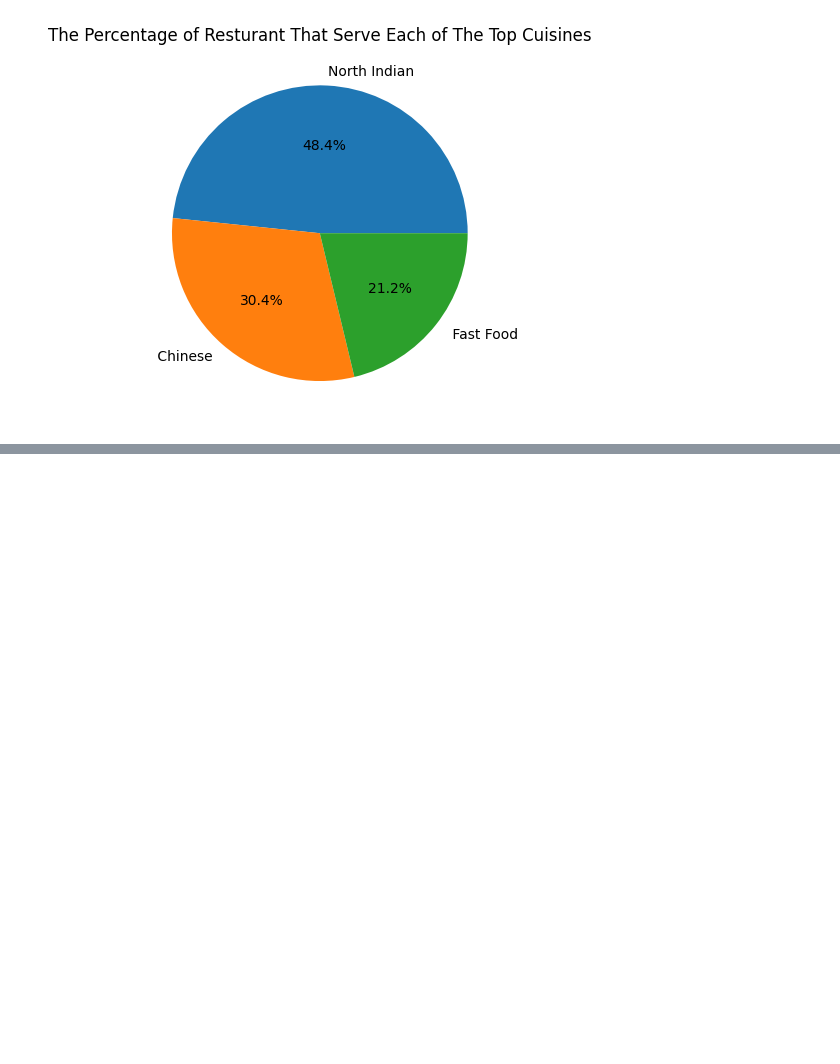
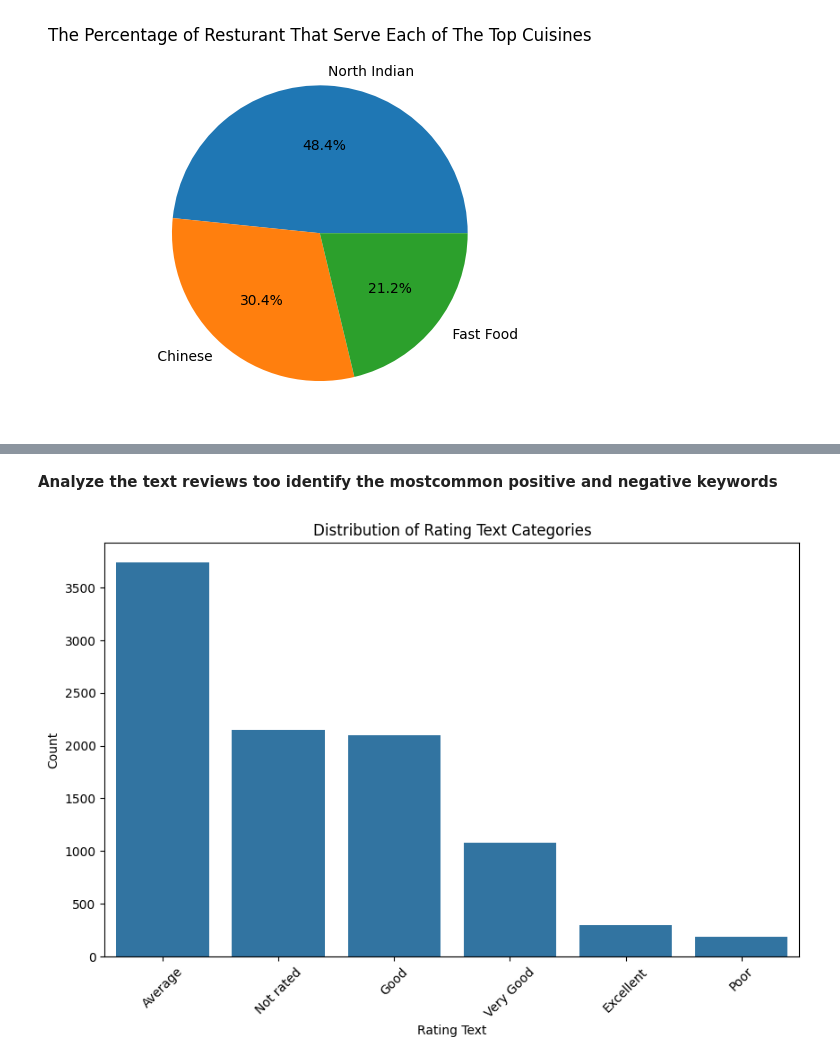
Before and after one commit to Vinitkumar-1234/Cognifyz_tasks, a Jupyter notebook: vinitkumar_Cognifyz_task1.ipynb, the cells around one changed output, grey strips where cells are left out. Drawn from its saved outputs; the diff is of its cells as text; code cells hidden in the pictures; blank space fills up the shorter version.

```diff
--- a/vinitkumar_Cognifyz_task1.ipynb
+++ b/vinitkumar_Cognifyz_task1.ipynb
@@ -1,10 +1,2 @@
 # %% [markdown]
 <a href="https://colab.research.google.com/github/Vinitkumar-1234/Cognifyz_tasks/blob/main/vinitkumar_Cognifyz_task1.ipynb" target="_parent"><img src="https://colab.research.google.com/assets/colab-badge.svg" alt="Open In Colab"/></a>
-# %%
-import pandas as pd
-import numpy as np
-import seaborn as sns
-import matplotlib.pyplot as plt
-
-df = pd.read_csv('/content/Dataset .csv')
-print(df.head())
@@ -28,0 +3,22 @@ print(df.head())
+# %%
+import pandas as pd
+import numpy as np
+import seaborn as sns
+import matplotlib.pyplot as plt
+import os # Added for file system operations
+
+file_path = '/content/Dataset .csv'
+
+# Check if the file exists before trying to read it
+if not os.path.exists(file_path):
+    print(f"Error: The file '{file_path}' was not found.")
+    print("Please ensure the file is uploaded to the Colab environment.")
+    print("Here are the contents of the /content/ directory:")
+    print(os.listdir('/content/'))
+    print("\nSuggestions:")
+    print("1. If you just uploaded the file, double-check its name and ensure it's in /content/.")
+    print("2. To upload a file during runtime, uncomment and run: from google.colab import files; uploaded = files.upload()")
+    print("3. If your file is in Google Drive, uncomment and run: from google.colab import drive; drive.mount('/content/drive'); then update file_path to something like '/content/drive/MyDrive/Dataset .csv'")
+else:
+    df = pd.read_csv(file_path)
+    print(df.head())
@@ -95,0 +209,16 @@ plt.show()
+# %% [markdown]
+**Analyze the text reviews too identify the mostcommon positive and negative keywords**
+# %%
+rating_counts = df["Rating text"].value_counts()
+# %%
+#Visualize the distribution of rating text categories
+
+plt.figure(figsize=(10,6))
+sns.barplot(x=rating_counts.index, y=rating_counts.values)
+plt.xticks(rotation=45)
+plt.xlabel("Rating Text")
+plt.ylabel("Count")
+plt.title("Distribution of Rating Text Categories")
+plt.show()
+# %% [output]
+[figure, added]
```
Also changed, not shown: parts of 31 cells of this notebook.
